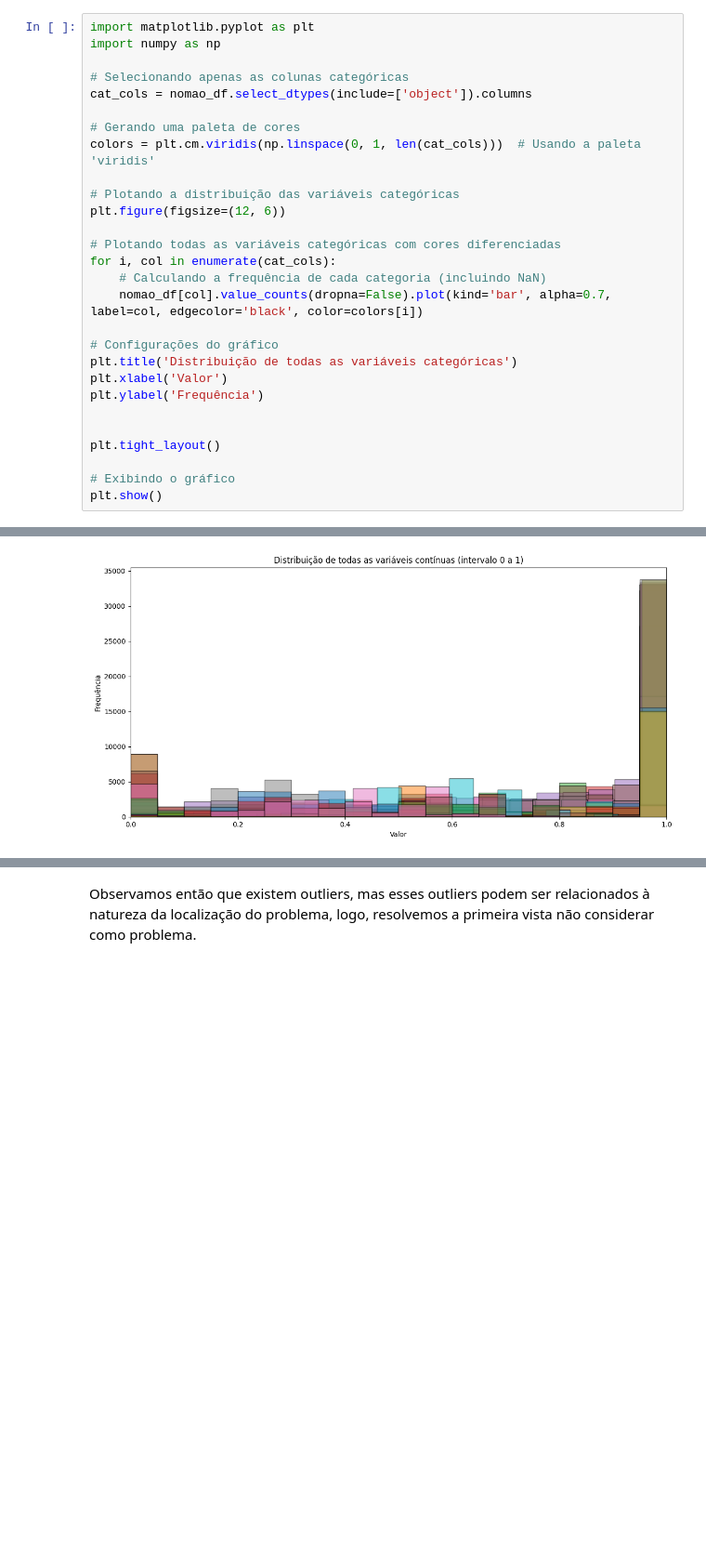
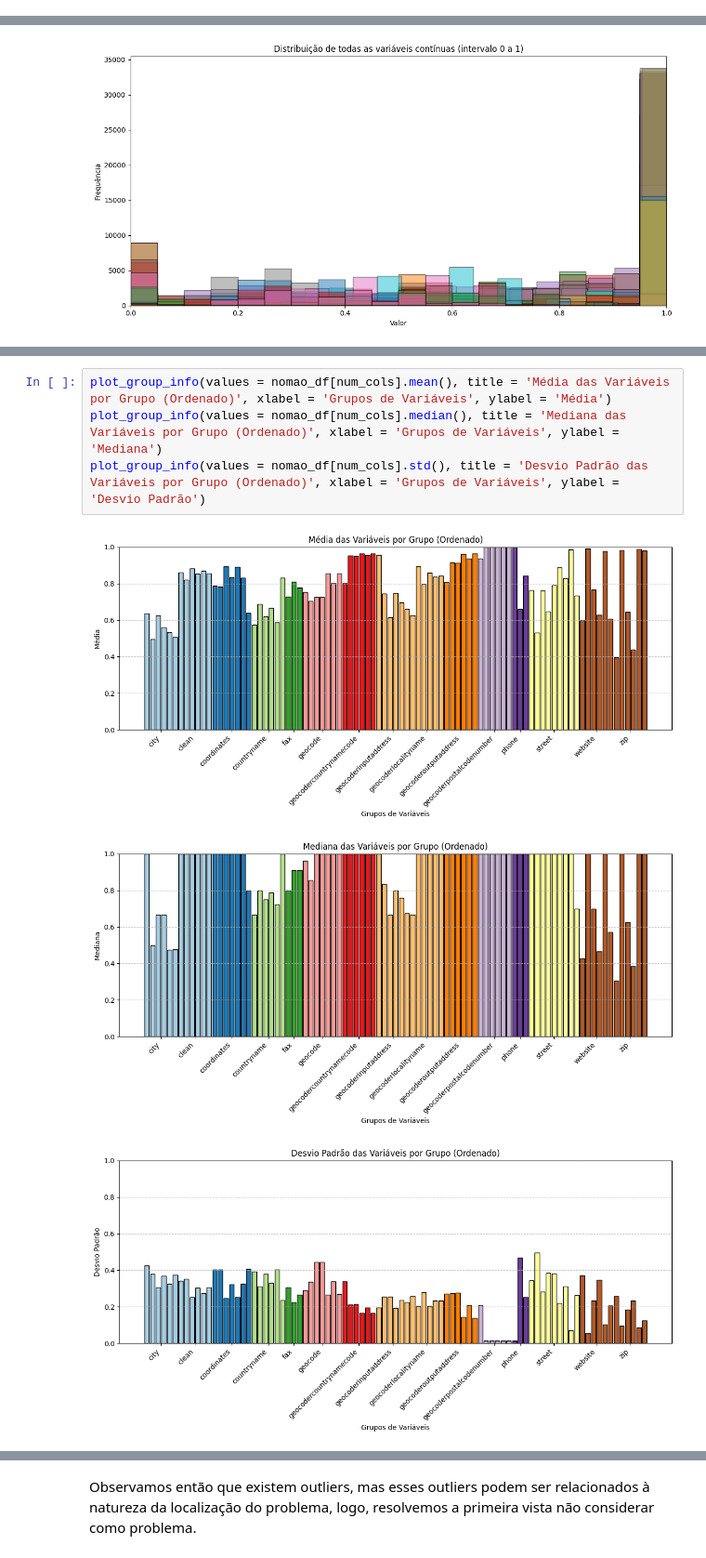
Before and after one commit to ianzin30/IF1014-Mining, a Jupyter notebook: exploratory.ipynb, the cells around one changed output, grey strips where cells are left out. Shown at 93% size. Saved outputs shown, nothing was run; the diff lists cells and outputs as text; blank space fills up the shorter version.

```diff
--- a/exploratory.ipynb
+++ b/exploratory.ipynb
@@ -181,31 +210,3 @@ plt.show()
 Colunas numéricas: 89
 Colunas categóricas: 30
 [figure]
-# %%
-import matplotlib.pyplot as plt
-import numpy as np
-
-# Selecionando apenas as colunas categóricas
-cat_cols = nomao_df.select_dtypes(include=['object']).columns
-
-# Gerando uma paleta de cores
-colors = plt.cm.viridis(np.linspace(0, 1, len(cat_cols)))  # Usando a paleta 'viridis'
-
-# Plotando a distribuição das variáveis categóricas
-plt.figure(figsize=(12, 6))
-
-# Plotando todas as variáveis categóricas com cores diferenciadas
-for i, col in enumerate(cat_cols):
-    # Calculando a frequência de cada categoria (incluindo NaN)
-    nomao_df[col].value_counts(dropna=False).plot(kind='bar', alpha=0.7, label=col, edgecolor='black', color=colors[i])
-
-# Configurações do gráfico
-plt.title('Distribuição de todas as variáveis categóricas')
-plt.xlabel('Valor')
-plt.ylabel('Frequência')
-
-
-plt.tight_layout()
-
-# Exibindo o gráfico
-plt.show()
@@ -242,0 +292,8 @@ plt.show()
+# %%
+plot_group_info(values = nomao_df[num_cols].mean(), title = 'Média das Variáveis por Grupo (Ordenado)', xlabel = 'Grupos de Variáveis', ylabel = 'Média')
+plot_group_info(values = nomao_df[num_cols].median(), title = 'Mediana das Variáveis por Grupo (Ordenado)', xlabel = 'Grupos de Variáveis', ylabel = 'Mediana')
+plot_group_info(values = nomao_df[num_cols].std(), title = 'Desvio Padrão das Variáveis por Grupo (Ordenado)', xlabel = 'Grupos de Variáveis', ylabel = 'Desvio Padrão')
+# %% [output]
+[figure, added]
+[figure, added]
+[figure, added]
```
Also changed, not shown: parts of 23 cells of this notebook.
